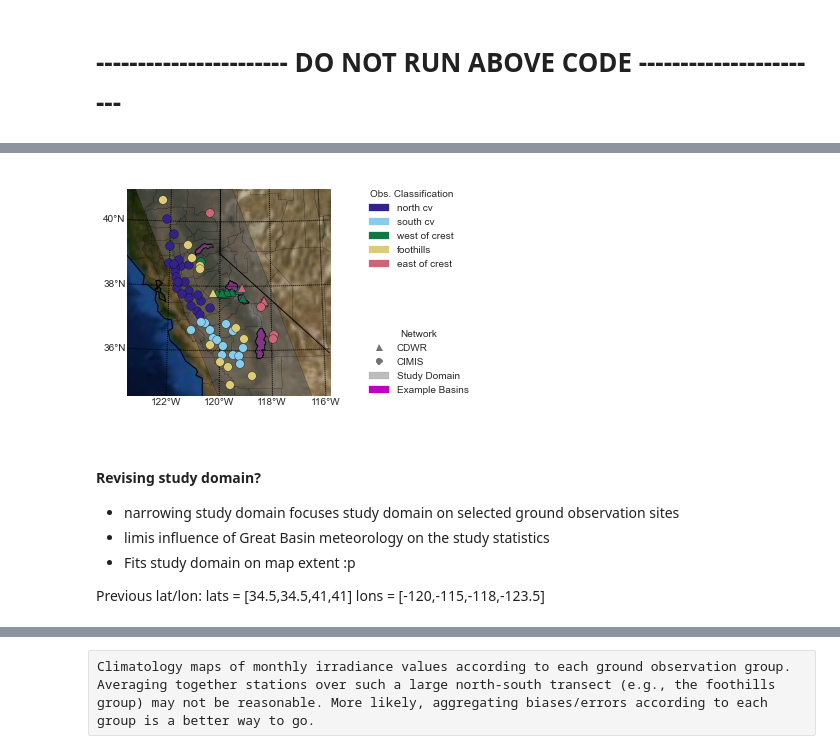
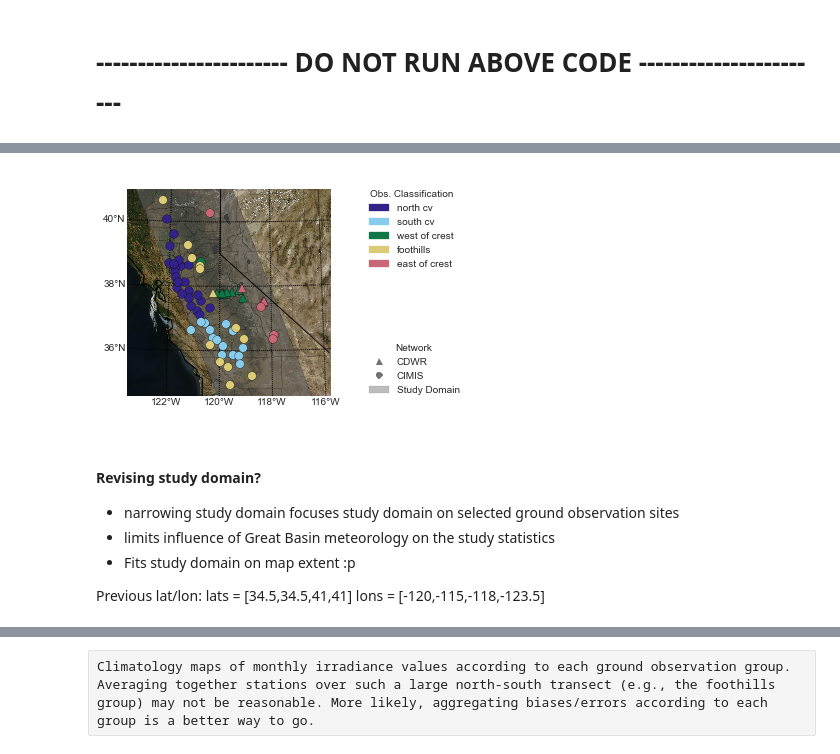
Before and after one commit to klapo/CalRad, a Jupyter notebook: CR.StatisticsMaps.Master.ipynb, the cells around one changed output, grey strips where cells are left out. Saved outputs shown, nothing was run; the diff lists cells and outputs as text; code cells hidden in the pictures.

```diff
--- a/CR.StatisticsMaps.Master.ipynb
+++ b/CR.StatisticsMaps.Master.ipynb
@@ -61,6 +60,12 @@ dir_SYN = '/CERES_SYN'
 dir_grobs = '/GroundObs'
 dir_VIC = '/VIC_MTCLIM'
 dir_MODIS = '/MODIS.IRRAD'
+
+# Directory for MODIS mosaics
+dir_tif = '/Users/karllapo/Google Drive/SnowHydrology/proj/CloudClimatology/data/basemap/MODIS.mosaics/'
+
+# Directory for basemap pickle files
+dir_bmap = '/Users/karllapo/gdrive/SnowHydrology/proj/CloudClimatology/data/basemap'
 # %%
 ####################################################################################################
 # Functions
@@ -436,9 +365,6 @@ f.savefig(fname)
 ## Plot station distribution
 f = plt.figure(figsize=(6, 4))
 gs = matplotlib.gridspec.GridSpec(1,2,width_ratios=(1,.5))
-
-# Directory for basemap pickle files
-dir_bmap = '/Users/karllapo/gdrive/SnowHydrology/proj/CloudClimatology/data/basemap'
 
 ## Build basemap
 lon_stat = grobs.longitude.values
@@ -454,7 +380,6 @@ ax = plt.subplot(gs[0,0])
 colsche = kgraph.SRON(5)
 
 ## Study domain shape
-bmp.bluemarble()
 # lats = [34.5,34.5,41,41]
 # lons = [-120,-115,-118,-123.5]
 lats = [34.5,34.5,41,41]
@@ -466,14 +391,14 @@ ax.add_patch(matplotlib.patches.Polygon(xy, closed=True,\
 grouping = ['north cv','south cv','west of crest','foothills','east of crest']
 grobs_map_plot = grobs.swap_dims({'station':'Grouping'})
 
-## Basin shapefiles
-os.chdir(dir_bmap+'/BasinShapefiles')
-bmp.readshapefile('./SierraBasins', 'SierraBasins')
-patches   = []
-
-for info, shape in zip(bmp.SierraBasins_info, bmp.SierraBasins):
-    patches.append( Polygon(np.array(shape), True) )
-ax.add_collection(PatchCollection(patches, facecolor= 'm', edgecolor='k', linewidths=1.))
+## MODIS mosaic background (CLEAR)
+import gdal
+MODISimage = gdal.Open(dir_tif+'CalRad.MODIS_clear.tif')
+MODISimage = np.rollaxis(MODISimage.ReadAsArray(), 0, 3)/256.
+x0, y0 = bmp(-123.5, 34.5)
+x1, y1 = bmp(-115, 41)
+extent = [x0, x1, y0, y1]
+bmp.imshow(MODISimage,origin='upper',ax=ax)
 
 ## Station scatter map
 for n,gr in enumerate(grouping):
@@ -505,38 +430,38 @@ ax.axis('off')
 grouping = ['north cv','south cv','west of crest','foothills','east of crest']
 h1 = [matplotlib.patches.Patch(color=colsche[n,:], label=gr) \
           for n,gr in enumerate(grouping)]
 leg = plt.legend(handles=h1,loc='upper left')
 leg.set_title('Obs. Classification')
 # leg.get_frame().set_edgecolor('k')
 leg.get_frame().set_facecolor('w')
 # Add the legend manually to the current Axes.
 ax = plt.gca().add_artist(leg)
 
 # Network type -- shapes
 import matplotlib.lines as mlines
 markertype = ['^','o']
 label = ['CDWR','CIMIS']
 gray_color = np.divide(np.array([115.,115.,115.]),256.)
 h2 = [mlines.Line2D([],[],marker=mt,color=gray_color, label=lab, linestyle='none') \
             for mt,lab in zip(markertype,label)]
 h2.append(matplotlib.patches.Patch(color=np.divide(np.array([90.,90.,90.]),256.),\
             alpha=.4,label='Study Domain'))
 h2.append(matplotlib.patches.Patch(color='m',label='Example Basins'))
 leg = plt.legend(handles=h2,loc='lower left')
 leg.set_title('Network')
 leg.get_frame().set_facecolor('w')
 
 
 ## Print
 os.chdir(dir_print)
 fname = 'GrObs.Groups.png'
 f.savefig(fname)
 # %% [output]
-[figure, old version]
+[figure, new version]
 # %% [markdown]
 #### Revising study domain?
 - narrowing study domain focuses study domain on selected ground observation sites
-- limis influence of Great Basin meteorology on the study statistics
+- limits influence of Great Basin meteorology on the study statistics
 - Fits study domain on map extent :p
 
 Previous lat/lon:
```
Also changed, not shown: parts of 4 cells of this notebook.
